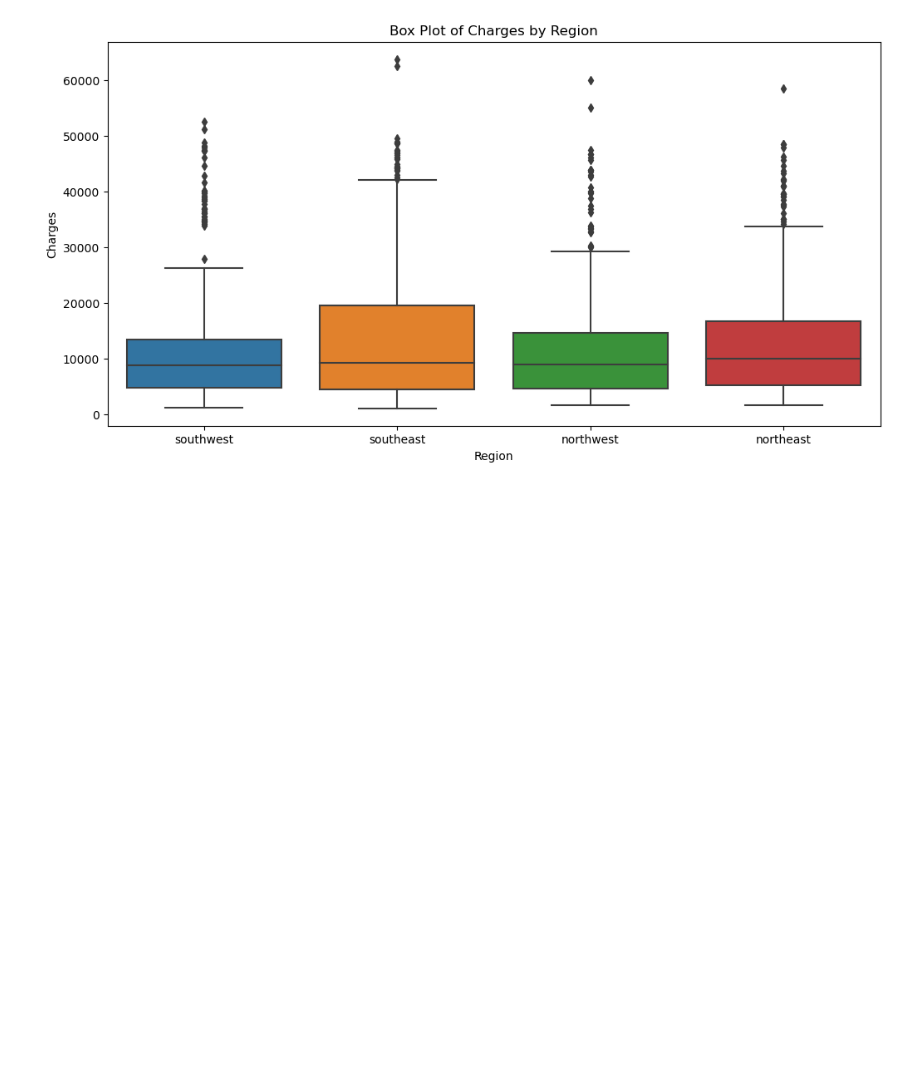
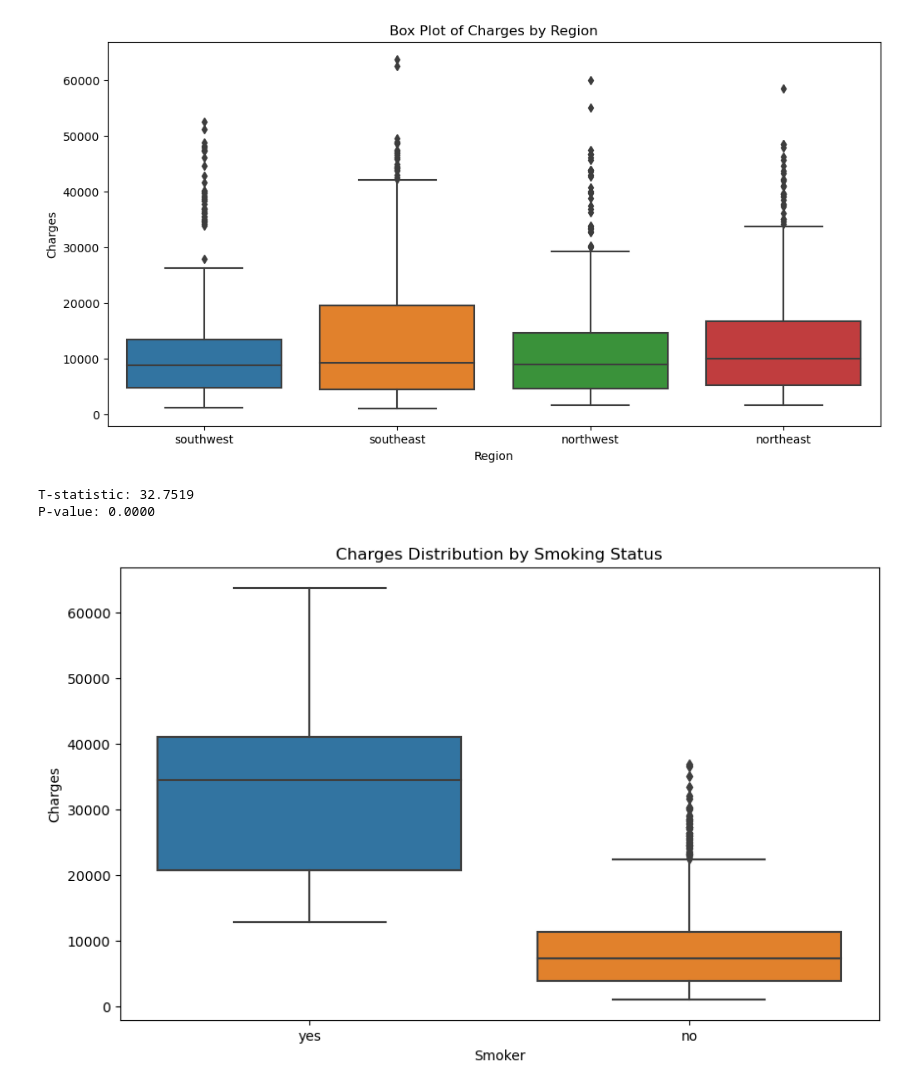
Before and after one commit to vinnynp25/CMSC320-Final-Project, a Jupyter notebook: FinalProject.ipynb, the cells around one changed output. Saved outputs shown, nothing was run; the diff lists cells and outputs as text; code cells hidden in the pictures; blank space fills up the shorter version.

```diff
--- a/FinalProject.ipynb
+++ b/FinalProject.ipynb
@@ -57,3 +58,23 @@ for feature in insurance_df.columns[:-1]:
 [figure]
 [figure]
 [figure]
+# %%
+smokers_charges = insurance_df[insurance_df['smoker'] == 'yes']['charges']
+non_smokers_charges = insurance_df[insurance_df['smoker'] == 'no']['charges']
+
+t_stat, p_value = stats.ttest_ind(smokers_charges, non_smokers_charges, equal_var=False)
+
+print(f"T-statistic: {t_stat:.4f}")
+print(f"P-value: {p_value:.4f}")
+# %% [output]
+T-statistic: 32.7519
+P-value: 0.0000
+# %%
+plt.figure(figsize=(10, 6))
+sns.boxplot(x='smoker', y='charges', data=insurance_df)
+plt.title('Charges Distribution by Smoking Status')
+plt.xlabel('Smoker')
+plt.ylabel('Charges')
+plt.show()
+# %% [output]
+[figure, added]
```
Also changed, not shown: parts of 1 cell of this notebook.
